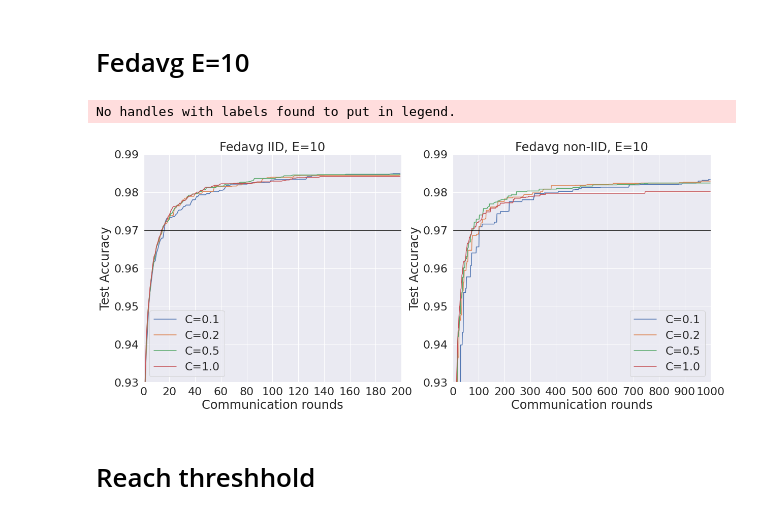
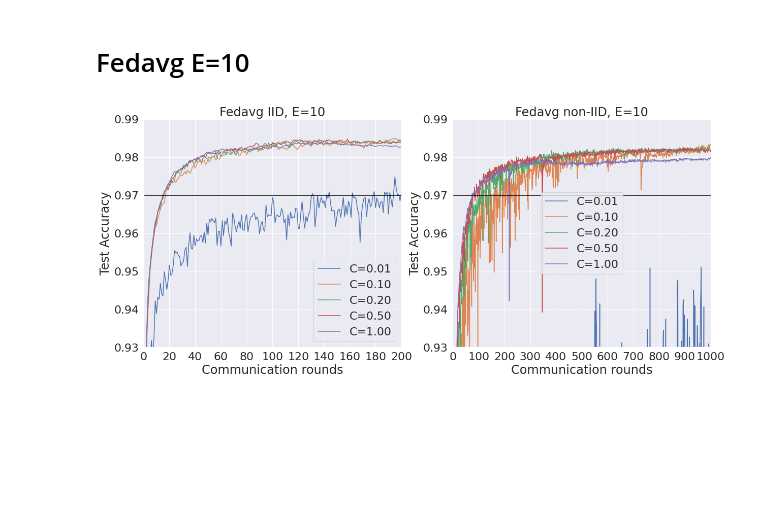
Before and after one commit to dylanmaenpaa/thesis, a Jupyter notebook: plots_thesis.ipynb, the cells around one changed output. Saved outputs shown, nothing was run; the diff lists cells and outputs as text; code cells hidden in the pictures; blank space fills up the shorter version.

```diff
--- a/plots_thesis.ipynb
+++ b/plots_thesis.ipynb
@@ -63,8 +238,8 @@ for C in C_all:
 
     df = pd.DataFrame.from_dict(metrics[0])
     df.drop(columns=["classification_report"])
-    make_monotonic('accuracy', df)
-    df["comm_round"] = [i for i in range(communication_rounds)]
+    # make_monotonic('accuracy', df)
+    df["comm_round"] = [i+1 for i in range(communication_rounds)]
     df['sent_models_per_client'] = [i+1 for i in range(communication_rounds)]
     df['network_load'] = [(i+1)*(C*2) for i in range(communication_rounds)]
     dfs.append(df.assign(Clients="C={}".format(C/100)))
@@ -74,6 +249,8 @@ fig, ax = plt.subplots(1,2)
 plt.legend(loc='upper left')
 graph = sns.lineplot(x="comm_round", y="accuracy", hue="Clients", data=concatenated, ax=ax[0])
 graph.axhline(0.97, color='black')
+handles, labels = graph.get_legend_handles_labels()
+labels = add_trailing_zeros(labels)
 graph.legend(handles=handles[:], labels=labels[:])
 ax[0].set_xlim(0, 200)
 ax[0].set_ylim(0.93, 0.99)
@@ -100,8 +277,8 @@ for C in C_all:
 
     df = pd.DataFrame.from_dict(metrics[0])
     df.drop(columns=["classification_report"])
-    make_monotonic('accuracy', df)
-    df["comm_round"] = [i for i in range(communication_rounds)]
+    # make_monotonic('accuracy', df)
+    df["comm_round"] = [i+1 for i in range(communication_rounds)]
     df['sent_models_per_client'] = [i+1 for i in range(communication_rounds)]
     df['network_load'] = [(i+1)*(C*2) for i in range(communication_rounds)]
     dfs.append(df.assign(Clients="C={}".format(C/100)))
@@ -118,6 +295,7 @@ graph.set_ylabel('Test Accuracy')
 
 # Remove legend
 handles, labels = graph.get_legend_handles_labels()
+labels = add_trailing_zeros(labels)
 graph.legend(handles=handles[:], labels=labels[:])
 #graph.xaxis.set_major_formatter(ticker.ScalarFormatter())
 fig.savefig("FedavgC.png")
@@ -137,7 +405,7 @@ sns.set_theme(style="darkgrid")
 sns.set(rc={'figure.figsize':(20,8.27)})
 sns.set(font_scale=2)
 
-C_all= [10, 20, 50, 100]
+C_all= [1, 10, 20, 50, 100]
 
 dfs = []
 for C in C_all:
@@ -154,17 +422,18 @@ for C in C_all:
 
     df = pd.DataFrame.from_dict(metrics[0])
     df.drop(columns=["classification_report"])
-    make_monotonic('accuracy', df)
-    df["comm_round"] = [i for i in range(communication_rounds)]
+    # make_monotonic('accuracy', df)
+    df["comm_round"] = [i+1 for i in range(communication_rounds)]
     df['sent_models_per_client'] = [i+1 for i in range(communication_rounds)]
     df['network_load'] = [(i+1)*(C*2) for i in range(communication_rounds)]
     dfs.append(df.assign(Clients="C={}".format(C/100)))
 
 concatenated = pd.concat(dfs)
 fig, ax = plt.subplots(1,2)
-plt.legend(loc='upper left')
 graph = sns.lineplot(x="comm_round", y="accuracy", hue="Clients", data=concatenated, ax=ax[0])
 graph.axhline(0.97, color='black')
+handles, labels = graph.get_legend_handles_labels()
+labels = add_trailing_zeros(labels)
 graph.legend(handles=handles[:], labels=labels[:])
 ax[0].set_xlim(0, 200)
 ax[0].set_ylim(0.93, 0.99)
@@ -179,41 +448,37 @@ for C in C_all:
     nr_clients = 100 ### NUMBER OF CLIENTS/ENTITIES
     client_epochs = 10   # Number of client epochs
     communication_rounds = 1000  # Number of maximum communication rounds
-    if C==1:
-        communication_rounds = 4000
     test_every_x_round = 1
 
     dir_str = '{}_{}_{}_{}_{}/'.format(nr_clients, C, client_epochs, communication_rounds, test_every_x_round)
     path = './Results/Fedavg_non_iid/' + dir_str
 
     with open(path + 'metrics', 'rb') as metrics_file:
         metrics = pickle.load(metrics_file)
 
     df = pd.DataFrame.from_dict(metrics[0])
     df.drop(columns=["classification_report"])
-    make_monotonic('accuracy', df)
-    df["comm_round"] = [i for i in range(communication_rounds)]
+    # make_monotonic('accuracy', df)
+    df["comm_round"] = [i+1 for i in range(communication_rounds)]
     df['sent_models_per_client'] = [i+1 for i in range(communication_rounds)]
     df['network_load'] = [(i+1)*(C*2) for i in range(communication_rounds)]
     dfs.append(df.assign(Clients="C={}".format(C/100)))
 
 concatenated = pd.concat(dfs)
 graph = sns.lineplot(x="comm_round", y="accuracy", hue="Clients", data=concatenated, ax=ax[1])
 graph.axhline(0.97, color='black')
 plt.xlim(0, 1000)
 plt.ylim(0.93, 0.99)
 graph.xaxis.set_major_locator(ticker.MultipleLocator(100))
 graph.set_title('Fedavg non-IID, E=10')
 graph.set_xlabel('Communication rounds')
 graph.set_ylabel('Test Accuracy')
 
 # Remove legend
 handles, labels = graph.get_legend_handles_labels()
+labels = add_trailing_zeros(labels)
 graph.legend(handles=handles[:], labels=labels[:])
 #graph.xaxis.set_major_formatter(ticker.ScalarFormatter())
-fig.savefig("FedavgCE1.png")
+fig.savefig("FedavgCE10.png")
 # %% [output]
-No handles with labels found to put in legend.
-[figure, old version]
+[figure, new version]
-# %% [markdown]
-# Reach threshhold
```
Also changed, not shown: parts of 27 cells of this notebook, 5 other files.
